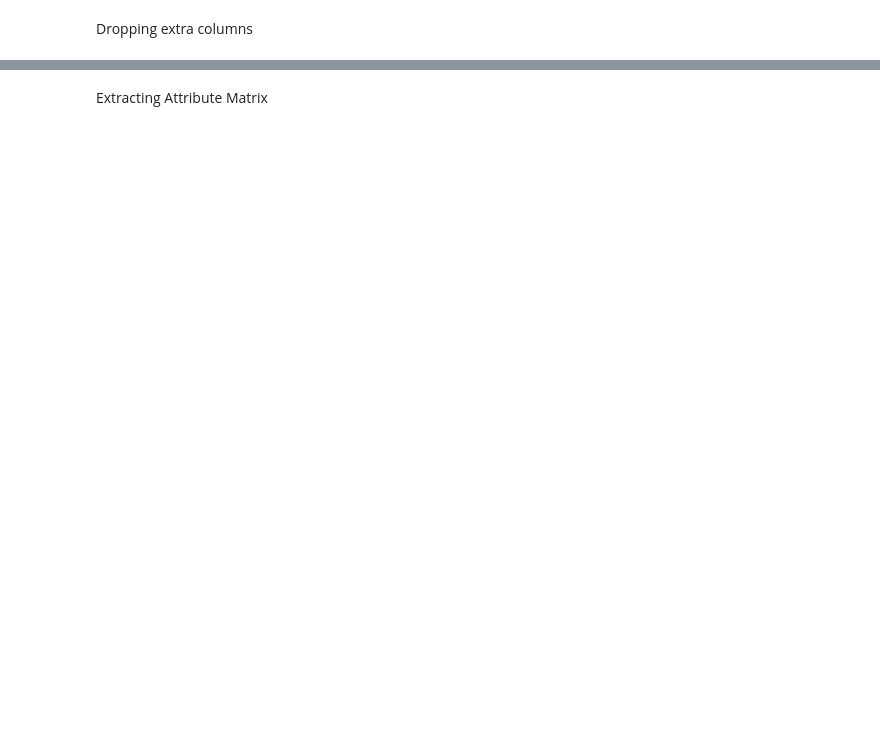
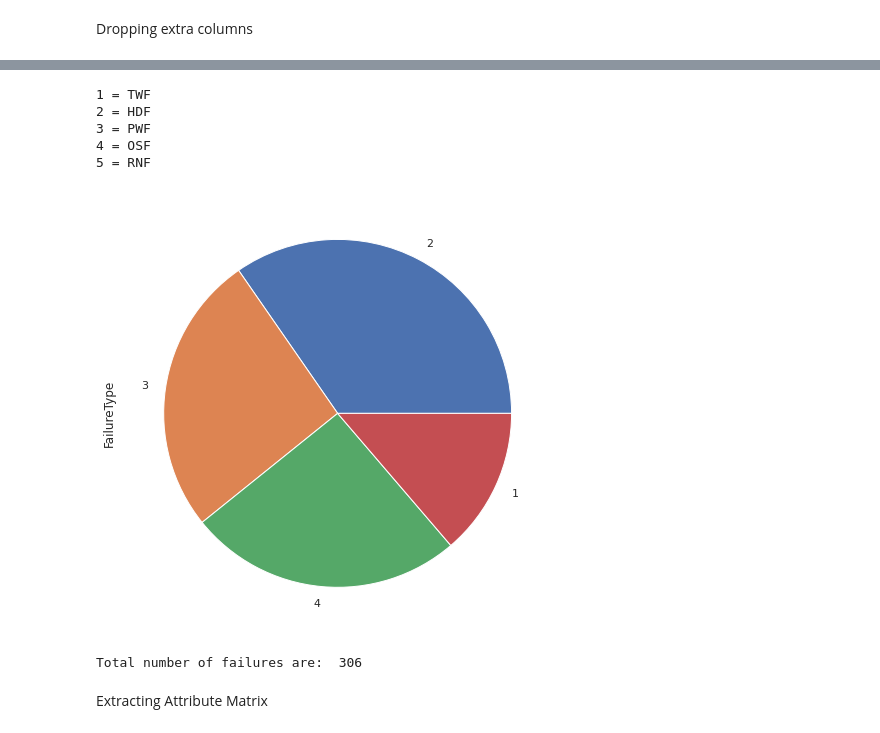
Before and after one commit to GursimarSaini/INSE6310Project, a Jupyter notebook: PredictiveMaintenance.ipynb, the cells around one changed output, grey strips where cells are left out. Saved outputs shown, nothing was run; the diff lists cells and outputs as text; code cells hidden in the pictures; blank space fills up the shorter version.

```diff
--- a/PredictiveMaintenance.ipynb
+++ b/PredictiveMaintenance.ipynb
@@ -142,2 +265,6 @@ print("Number of rows with NaNs is: ", df.isna().any(axis=1).sum())
+# %%
+df1 = df1.dropna()
+df1 = df1.reset_index(drop=True)
+df1['FailureType'] = df1['FailureType'].astype(int)
 # %% [markdown]
 Dropping extra columns
@@ -154,3 +299,21 @@ print("Total number of failures are: ",(df.MachineFailure == 1).sum())
+# %%
+y=df1['FailureType'][df1['FailureType']>0]
+y.value_counts().plot(kind='pie')
+labels=["1 = TWF","2 = HDF","3 = PWF","4 = OSF","5 = RNF"]
+for i in labels:
+  print(i)
+plt.show()
+# %% [output]
+1 = TWF
+2 = HDF
+3 = PWF
+4 = OSF
+5 = RNF
+[figure, added]
+# %%
+print("Total number of failures are: ",(df1.FailureType != 0).sum())
+# %% [output]
+Total number of failures are:  306
 # %% [markdown]
 Extracting Attribute Matrix
 # %%
```
Also changed, not shown: parts of 46 cells of this notebook.
